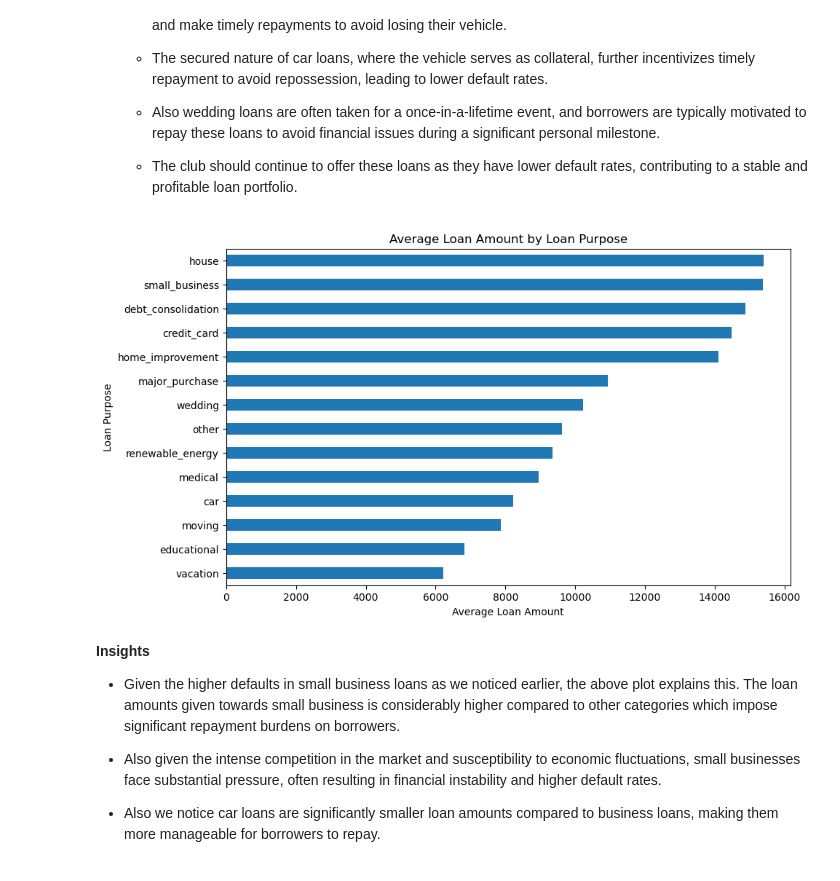
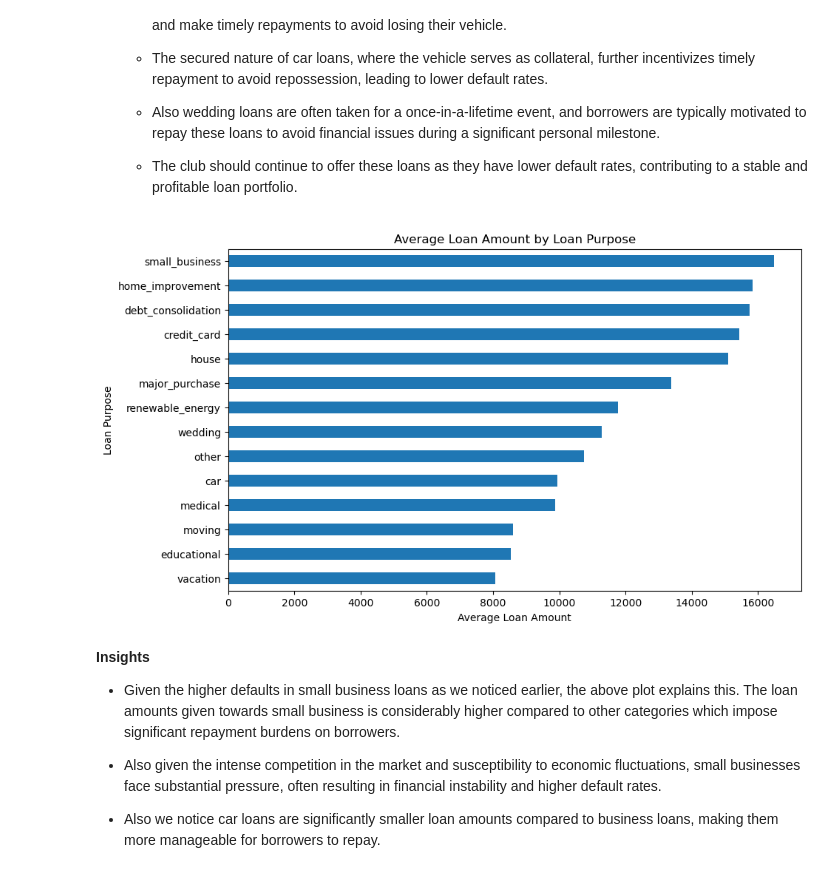
Before and after one commit to KennedyOwinoJnr/Loan-Default-Prediction, a Jupyter notebook: Notebook.ipynb, the cells around one changed output. Saved outputs shown, nothing was run; the diff lists cells and outputs as text; code cells hidden in the pictures.

```diff
--- a/Notebook.ipynb
+++ b/Notebook.ipynb
@@ -277,15 +277,15 @@ plt.title('Proportion of Loan Defaults by Loan Purpose');
 # %%
 #plotting the distribution of average loan amount by purpose
 plt.figure(figsize=(10,6))
 
-df.groupby(['purpose'])['loan_amnt'].mean().sort_values().plot(kind= 'barh')
+df_default.groupby(['purpose'])['loan_amnt'].mean().sort_values().plot(kind= 'barh')
 
 #labeling the axes
 plt.xlabel('Average Loan Amount')
 plt.ylabel('Loan Purpose')
 plt.title('Average Loan Amount by Loan Purpose');
 # %% [output]
-[figure, old version]
+[figure, new version]
 # %% [markdown]
 **Insights**
 
```
Also changed, not shown: parts of 15 cells of this notebook, 1 other file.
